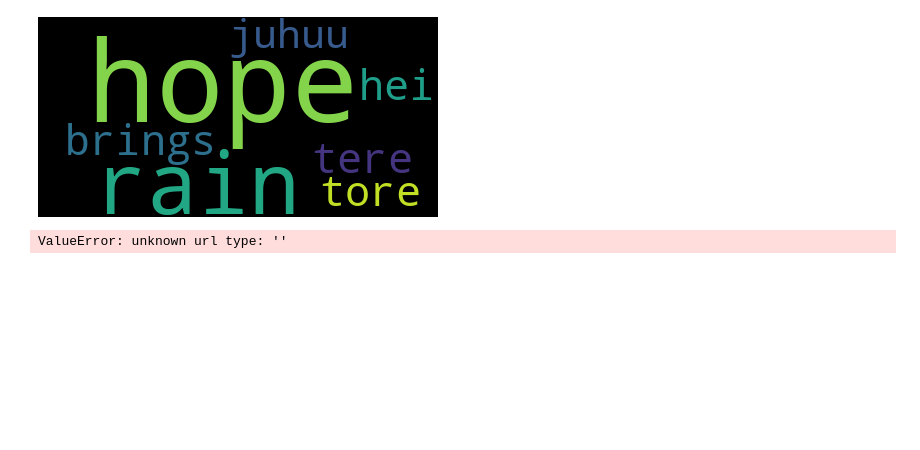
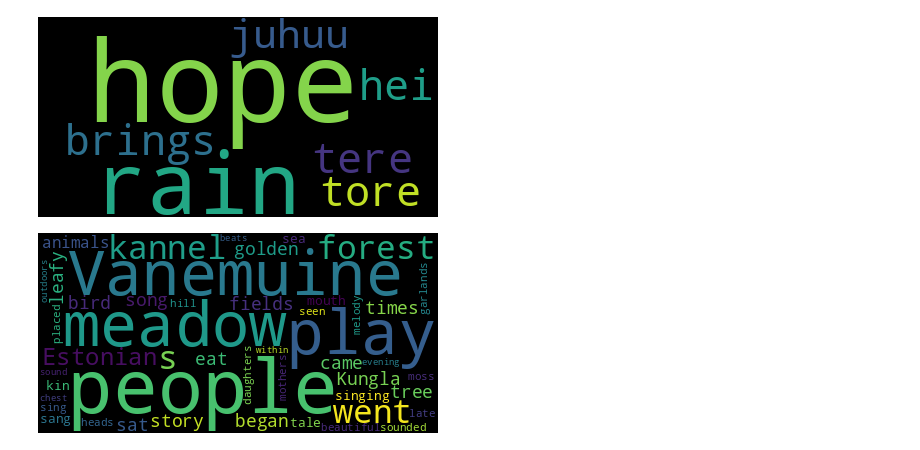
Before and after one commit to raheltoom3/dt-2025-data-visualisation, a Jupyter notebook: notebooks/week_11.ipynb, the cells around one changed output. Cells and saved outputs as stored; diff of their text form; code cells hidden in the pictures; blank space fills up the shorter version.

```diff
--- a/notebooks/week_11.ipynb
+++ b/notebooks/week_11.ipynb
@@ -131,8 +131,12 @@ img.show()
 # %% [output]
 [figure]
 # %%
-import urllib.request #thhis one we use o work with URLs
+import urllib.request #this one we use to work with URLs
 
-text = urllib.request.urlopen("").read().decode("utf-8")
+text = urllib.request.urlopen("https://raw.githubusercontent.com/raheltoom3/dt-2025-data-visualisation/refs/heads/codespace-jubilant-orbit-gr97595599x39g76/notebooks/poem.txt").read().decode("utf-8")
+
+text[0:50]
+
+WordCloud().generate_from_text(text).to_image()
 # %% [output]
-ValueError: unknown url type: ''
+[figure, added]
```
Also changed, not shown: parts of 2 cells of this notebook, 1 other file.
